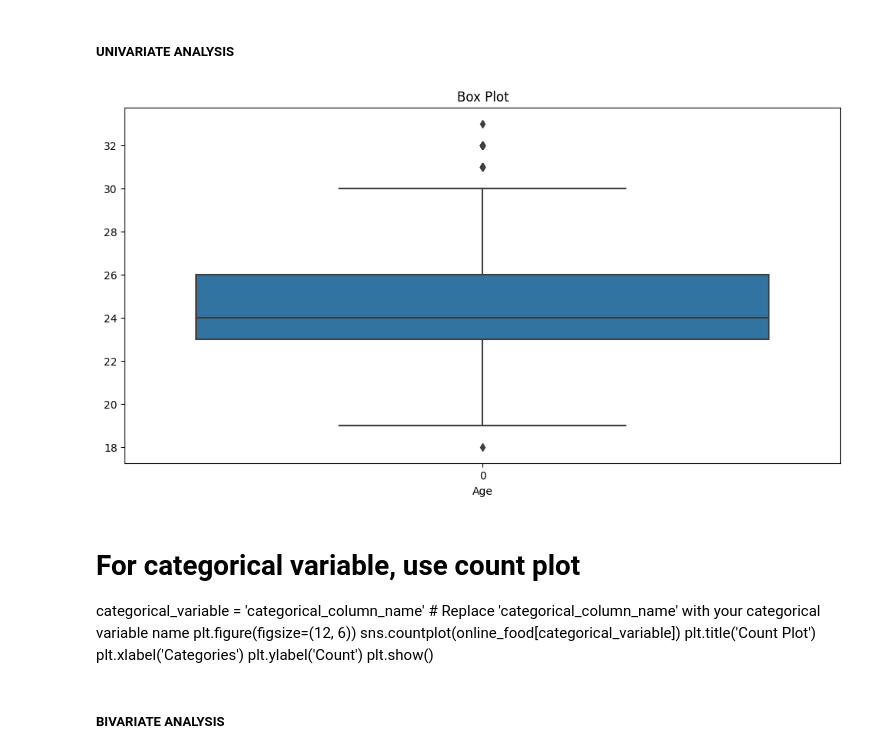
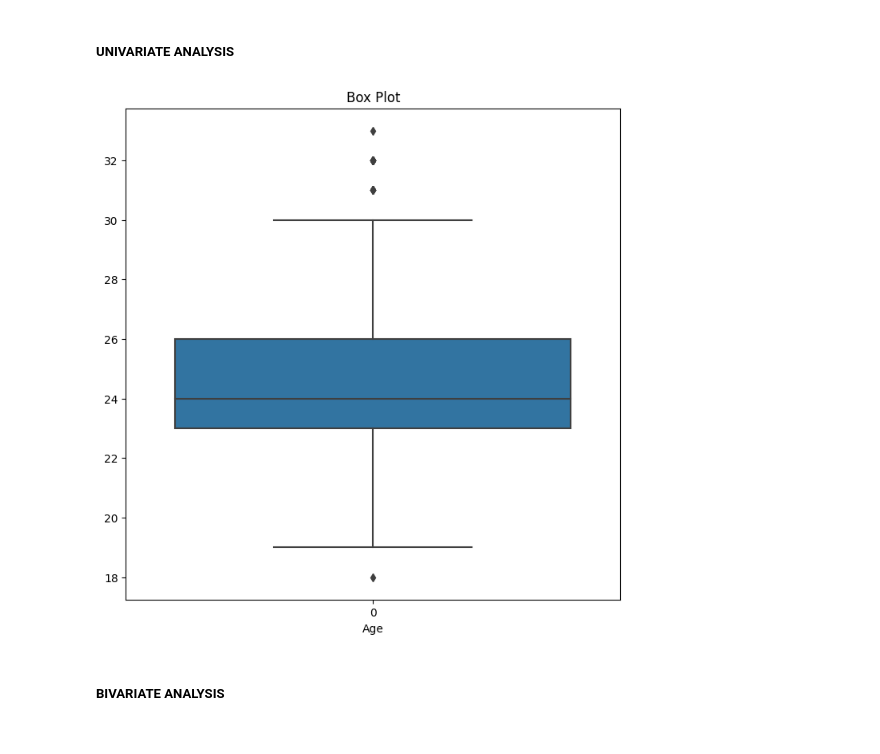
Before and after one commit to kwabenaboateng/ONLINE-FOOD, a Jupyter notebook: online food.ipynb, the cells around one changed output. Drawn from its saved outputs; the diff is of its cells as text; code cells hidden in the pictures.

```diff
--- a/online food.ipynb
+++ b/online food.ipynb
@@ -187,35 +191,12 @@ for column in online_food.columns:
 # %%
-# Central tendency
-mean_value = online_food['Age'].mean()
-median_value = online_food['Age'].median()
-mode_value = online_food['Age'].mode().values[0]
-
-# Variability or dispersion
-range_value = online_food['Age'].max() - online_food['Age'].min()
-variance_value = online_food['Age'].var()
-std_deviation_value = online_food['Age'].std()
-
-# Skewness and Kurtosis
-skewness_value = online_food['Age'].skew()
-kurtosis_value = online_food['Age'].kurtosis()
-
 # Visualization (box plot for numerical variable)
-plt.figure(figsize=(12, 6))
+plt.figure(figsize=(8,8))
 sns.boxplot(online_food['Age'])
 plt.title('Box Plot')
 plt.xlabel('Age')
 plt.show()
 # %% [output]
-[figure, old version]
+[figure, new version]
-# %% [markdown]
-# For categorical variable, use count plot
-categorical_variable = 'categorical_column_name'  # Replace 'categorical_column_name' with your categorical variable name
-plt.figure(figsize=(12, 6))
-sns.countplot(online_food[categorical_variable])
-plt.title('Count Plot')
-plt.xlabel('Categories')
-plt.ylabel('Count')
-plt.show()
 # %% [markdown]
 ##### BIVARIATE ANALYSIS
 # %%
```
Also changed, not shown: parts of 9 cells of this notebook.
